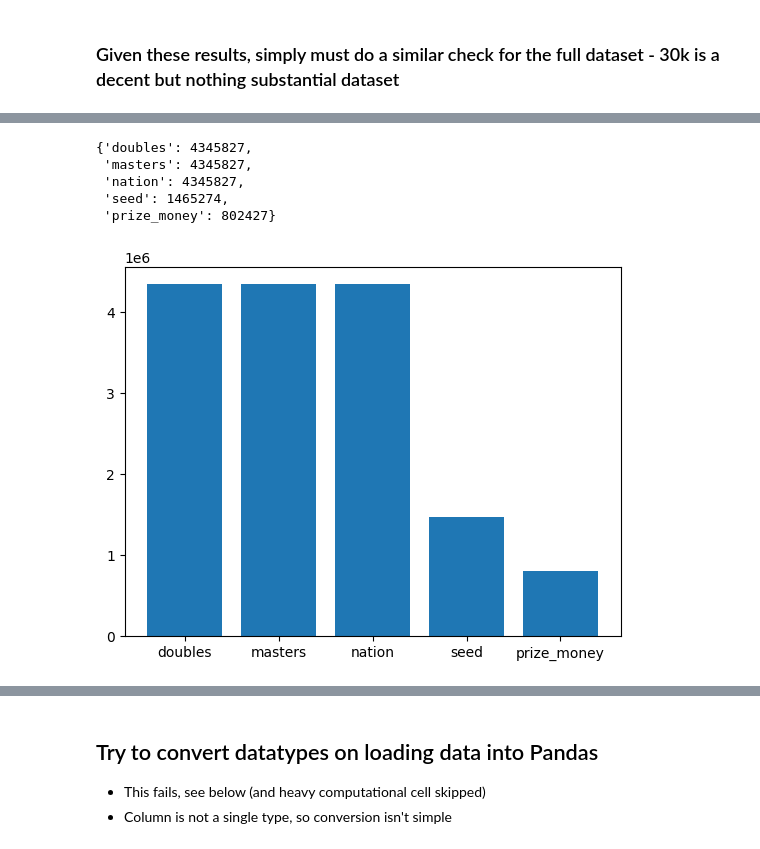
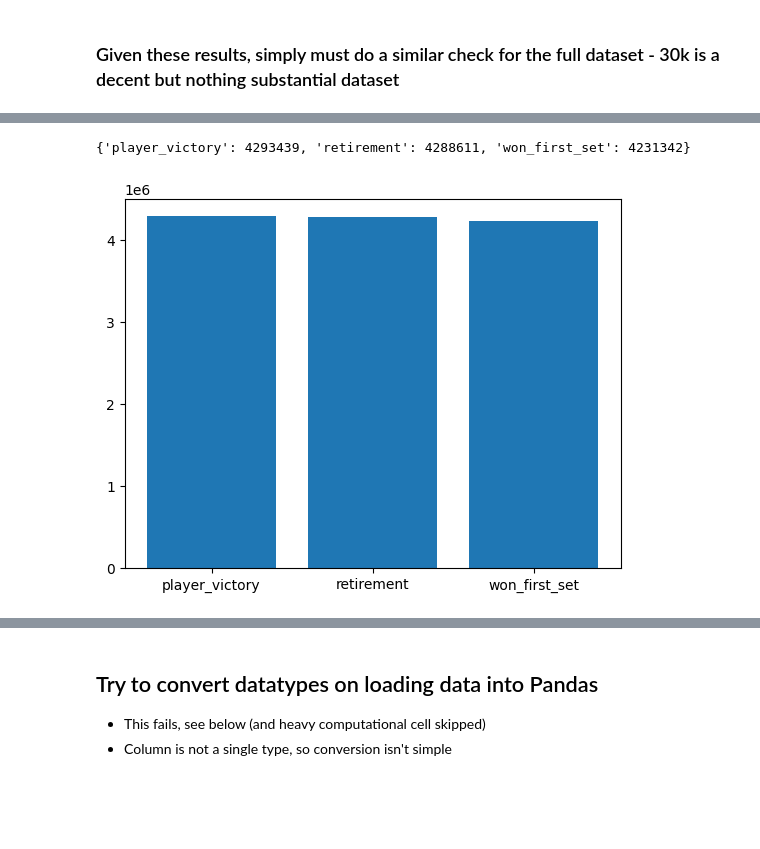
Before and after one commit to hughharford/atp, a Jupyter notebook: notebooks/01_EDA_data_cleanse.ipynb, the cells around one changed output, grey strips where cells are left out. Drawn from its saved outputs; the diff is of its cells as text; code cells hidden in the pictures; blank space fills up the shorter version.

Commit message:
pulling together first preprocessing pipeline

```diff
--- a/notebooks/01_EDA_data_cleanse.ipynb
+++ b/notebooks/01_EDA_data_cleanse.ipynb
@@ -101,7 +115,7 @@ assert os.path.exists(matches_data_path_full)
 # %%
 # this works to convert dates as reading in. good news
 schema = {'start_date': 'datetime64[ns]', 'end_date': 'datetime64[ns]'}
-matches_df_1st_50k = pd.read_csv(matches_data_path_full, nrows=50_000, index_col=None).astype(schema)
+matches_df_1st_50k = pd.read_csv(matches_data_path_full, nrows=50_000, index_col=None) #.astype(schema)
 # %%
 ## needs care here, too big for memory
 ## was using nrows=50_000
@@ -275,7 +291,7 @@ check_completeness = {'start_date': 0, 'end_date': 0, 'player_name': 0,
 check_key_distinguishing_columns = {'doubles': 0, 'masters': 0, 'nation': 0
                                     , 'seed': 0, 'prize_money': 0,}
 
-check_numerical_columns = {'prize_money': 0,'sets_won': 0,  'sets_won': 0,'games_won': 0,
+check_numerical_columns = {'prize_money': 0,'sets_won': 0,'games_won': 0,
                            'games_against': 0, 'tiebreaks_won': 0,  'tiebreaks_total': 0,
                       'serve_rating': 0, 'aces': 0,
                       'double_faults': 0, 'first_serve_made': 0,
@@ -747,5 +796,7 @@ def get_count_csvs(path):
         if ".csv" in i:
             csv_files.append(os.path.join(path,i))
     return csv_files
+# %%
+run_through_hefty_EDA_cells = 1
 # %%
 # to go through all the sample data set
@@ -859,14 +915,10 @@ plt.xticks(range(len(D)), list(D.keys()));
 # %%
 # check_completeness check_boolean_columns check_mixed_columns
 # check_numerical_columns check_key_distinguishing_columns
-D = check_key_distinguishing_columns
+D = check_boolean_columns
 display(D)
 plt.bar(range(len(D)), list(D.values()), align='center')
 plt.xticks(range(len(D)), list(D.keys()));
 # %% [output]
-{'doubles': 4345827,
- 'masters': 4345827,
- 'nation': 4345827,
- 'seed': 1465274,
- 'prize_money': 802427}
+{'player_victory': 4293439, 'retirement': 4288611, 'won_first_set': 4231342}
-[figure, old version]
+[figure, new version]
```
Also changed, not shown: parts of 55 cells of this notebook.
